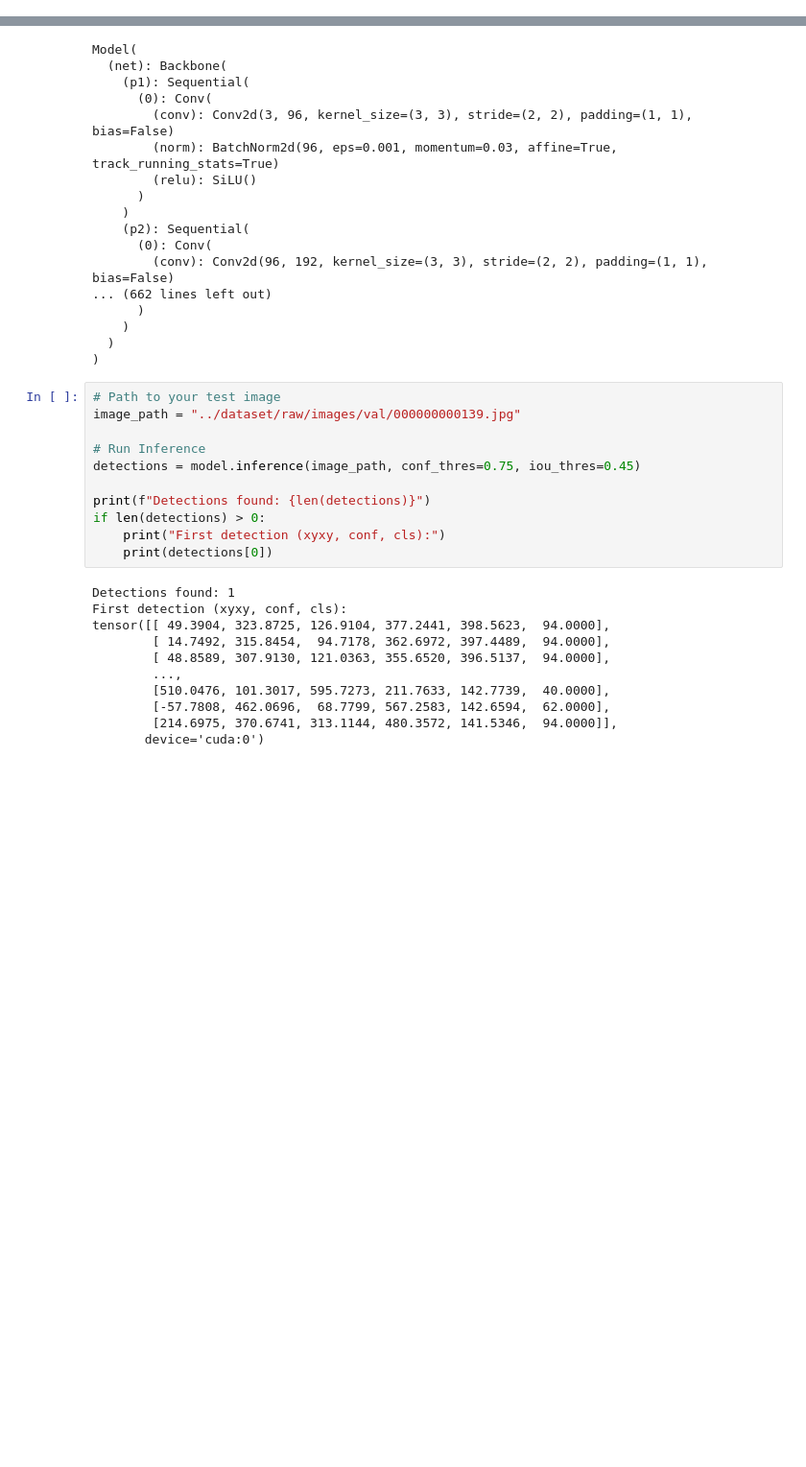
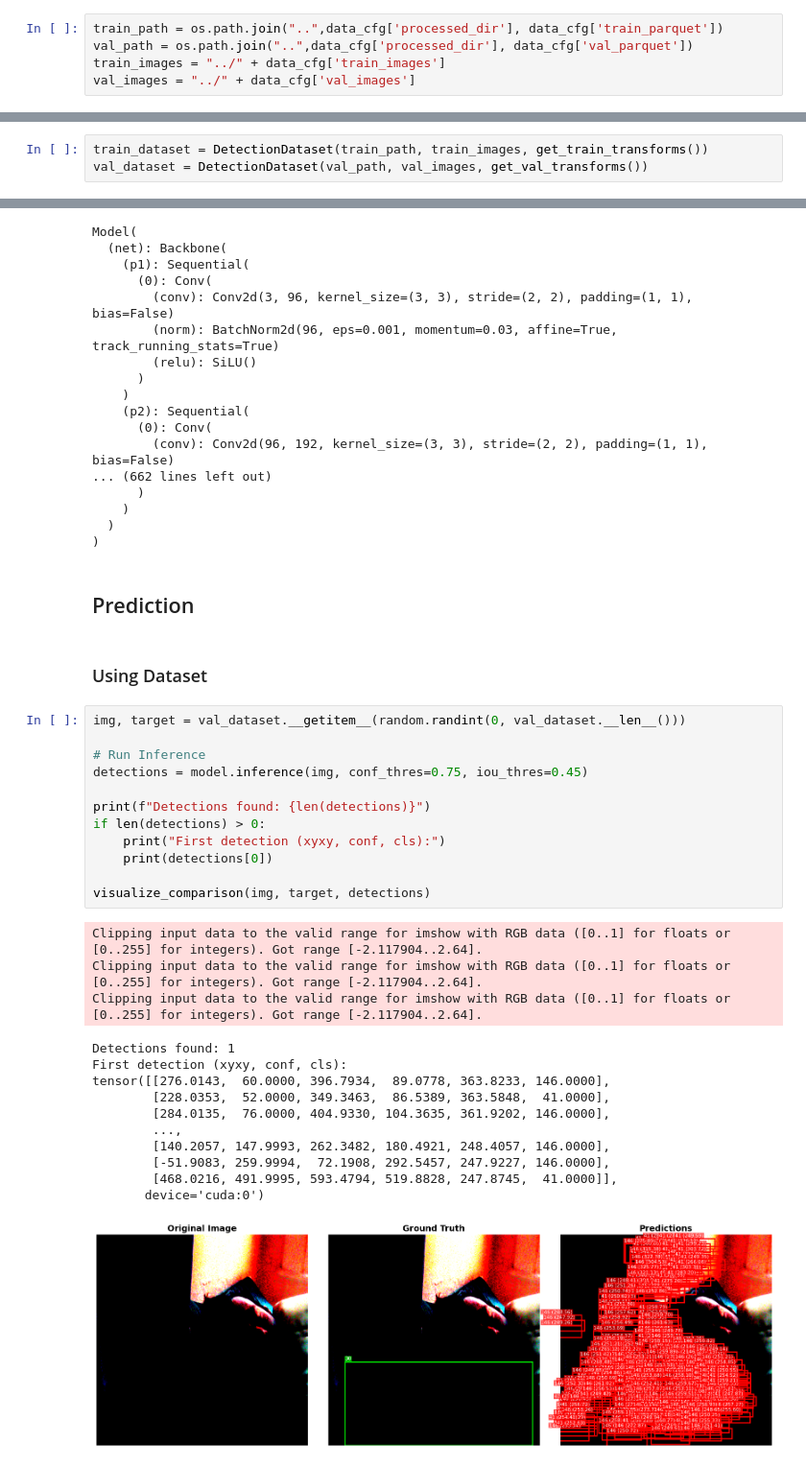
Before and after one commit to DarylFernandes99/custom-yolo-implmentation, a Jupyter notebook: notebooks/04_evaluation_and_plots.ipynb, the cells around one changed output, grey strips where cells are left out. Shown at 96% size. Drawn from its saved outputs; the diff is of its cells as text; blank space fills up the shorter version.

Commit message:
feat: Updated notebooks for data loading and visualization, including a new seaborn dependency.

```diff
--- a/notebooks/04_evaluation_and_plots.ipynb
+++ b/notebooks/04_evaluation_and_plots.ipynb
@@ -21,0 +29,5 @@ training_cfg = cfg['training']
+# %%
+train_path = os.path.join("..",data_cfg['processed_dir'], data_cfg['train_parquet'])
+val_path = os.path.join("..",data_cfg['processed_dir'], data_cfg['val_parquet'])
+train_images = "../" + data_cfg['train_images']
+val_images = "../" + data_cfg['val_images']
@@ -21,0 +36,3 @@ training_cfg = cfg['training']
+# %%
+train_dataset = DetectionDataset(train_path, train_images, get_train_transforms())
+val_dataset = DetectionDataset(val_path, val_images, get_val_transforms())
@@ -67,25 +91,34 @@ Model(
     )
   )
 )
+# %% [markdown]
+## Prediction
+# %% [markdown]
+### Using Dataset
 # %%
-# Path to your test image
-image_path = "../dataset/raw/images/val/000000000139.jpg"
+img, target = val_dataset.__getitem__(random.randint(0, val_dataset.__len__()))
 
 # Run Inference
-detections = model.inference(image_path, conf_thres=0.75, iou_thres=0.45)
+detections = model.inference(img, conf_thres=0.75, iou_thres=0.45)
 
 print(f"Detections found: {len(detections)}")
 if len(detections) > 0:
     print("First detection (xyxy, conf, cls):")
     print(detections[0])
+
+visualize_comparison(img, target, detections)
 # %% [output]
-Detections found: 1
-First detection (xyxy, conf, cls):
-tensor([[ 49.3904, 323.8725, 126.9104, 377.2441, 398.5623,  94.0000],
-        [ 14.7492, 315.8454,  94.7178, 362.6972, 397.4489,  94.0000],
-        [ 48.8589, 307.9130, 121.0363, 355.6520, 396.5137,  94.0000],
-        ...,
-        [510.0476, 101.3017, 595.7273, 211.7633, 142.7739,  40.0000],
-        [-57.7808, 462.0696,  68.7799, 567.2583, 142.6594,  62.0000],
-        [214.6975, 370.6741, 313.1144, 480.3572, 141.5346,  94.0000]],
-       device='cuda:0')
+Clipping input data to the valid range for imshow with RGB data ([0..1] for floats or [0..255] for integers). Got range [-2.117904..2.64].
+Clipping input data to the valid range for imshow with RGB data ([0..1] for floats or [0..255] for integers). Got range [-2.117904..2.64].
+Clipping input data to the valid range for imshow with RGB data ([0..1] for floats or [0..255] for integers). Got range [-2.117904..2.64].
+Detections found: 1
+First detection (xyxy, conf, cls):
+tensor([[276.0143,  60.0000, 396.7934,  89.0778, 363.8233, 146.0000],
+        [228.0353,  52.0000, 349.3463,  86.5389, 363.5848,  41.0000],
+        [284.0135,  76.0000, 404.9330, 104.3635, 361.9202, 146.0000],
+        ...,
+        [140.2057, 147.9993, 262.3482, 180.4921, 248.4057, 146.0000],
+        [-51.9083, 259.9994,  72.1908, 292.5457, 247.9227, 146.0000],
+        [468.0216, 491.9995, 593.4794, 519.8828, 247.8745,  41.0000]],
+       device='cuda:0')
+[figure, added]
```
Also changed, not shown: parts of 10 cells of this notebook, 4 other files.
